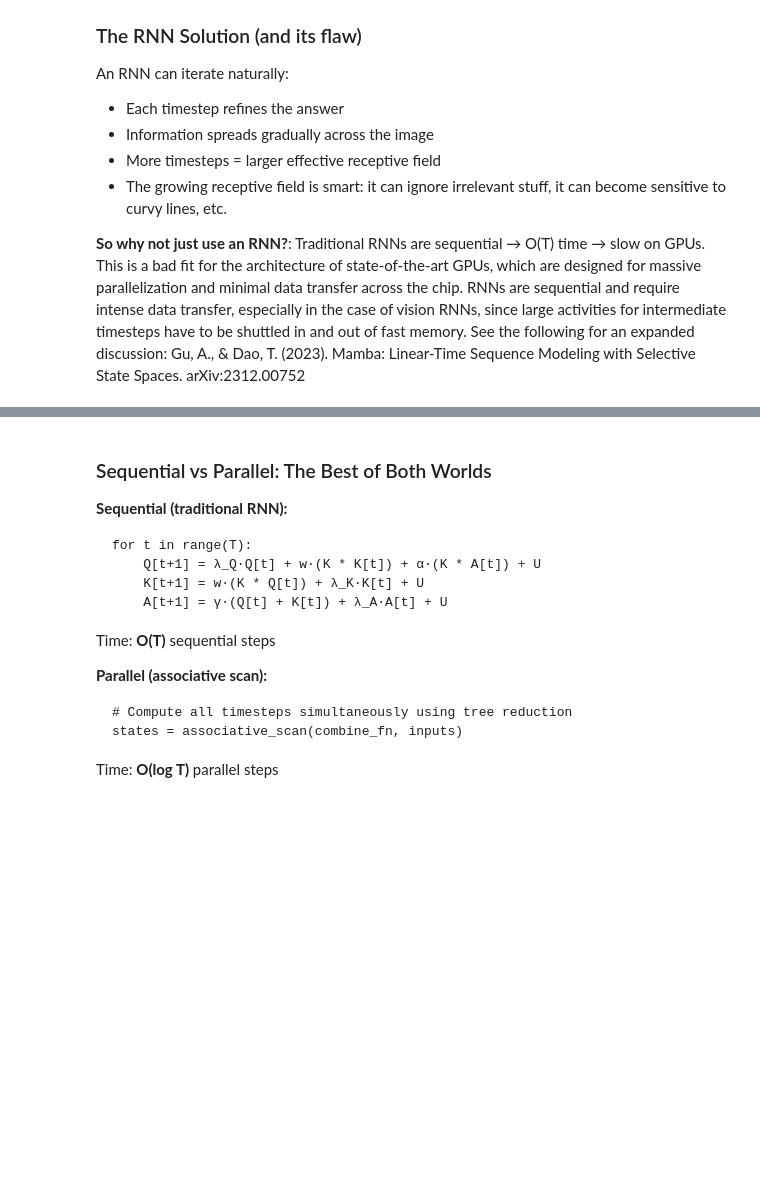
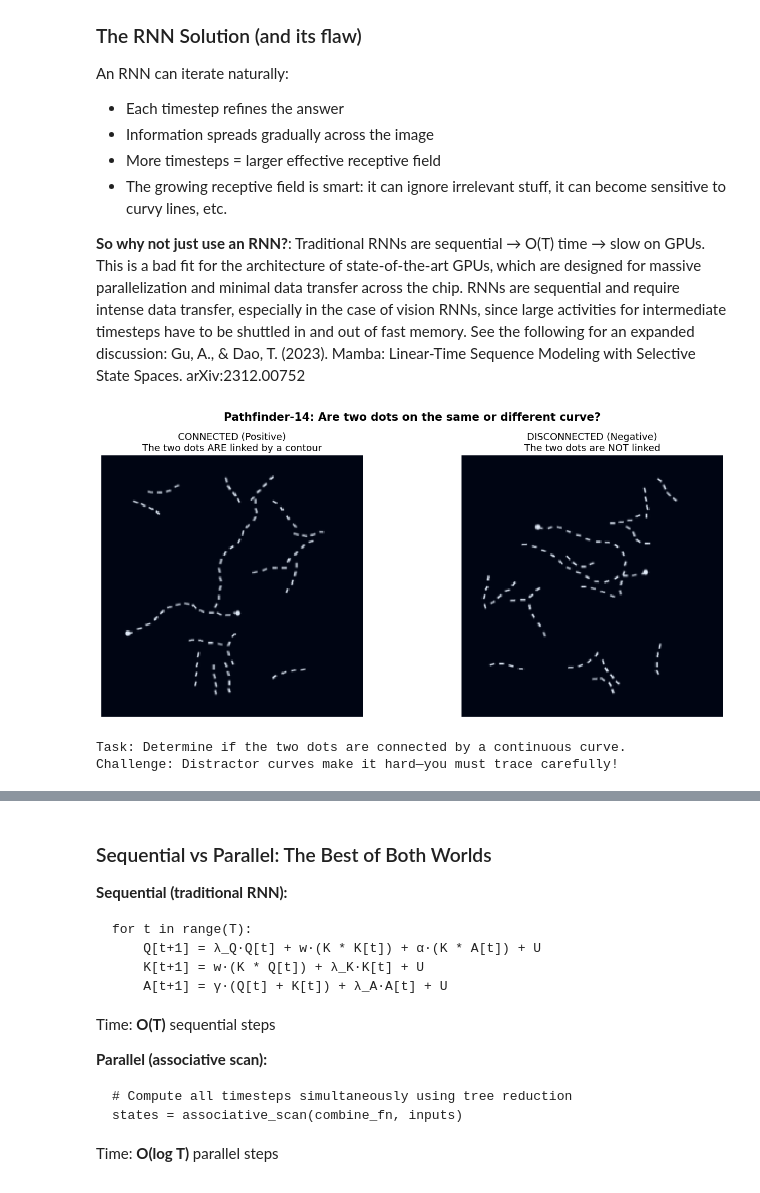
Before and after one commit to drewlinsley/CSSM, a Jupyter notebook: notebooks/transformer_cssm_interpretability.ipynb, the cells around one changed output, grey strips where cells are left out. Drawn from its saved outputs; the diff is of its cells as text; code cells hidden in the pictures; blank space fills up the shorter version.

```diff
--- a/notebooks/transformer_cssm_interpretability.ipynb
+++ b/notebooks/transformer_cssm_interpretability.ipynb
@@ -179,14 +179,16 @@ An RNN can iterate naturally:
 import matplotlib.pyplot as plt
 import numpy as np
 import os
+# ssl module is no longer needed if using wget
 
 # Load sample images (works both locally and on Colab)
 if IN_COLAB:
-    import urllib.request
+    # urllib.request is no longer directly used for download
     SAMPLE_URL = "https://connectomics.clps.brown.edu/tf_records/pathfinder_samples.npz"
     if not os.path.exists("pathfinder_samples.npz"):
         print("Downloading Pathfinder samples...")
-        urllib.request.urlretrieve(SAMPLE_URL, "pathfinder_samples.npz")
+        # Use wget with --no-check-certificate, similar to the checkpoint download
+        !wget -q --no-check-certificate {SAMPLE_URL} -O pathfinder_samples.npz
     data = np.load("pathfinder_samples.npz")
     pos_img, neg_img = data['pos'], data['neg']
 else:
@@ -203,37 +205,45 @@ else:
         })
         image = tf.io.decode_raw(features['image'], tf.float32)
         image = tf.reshape(image, [224, 224, 3])
         return image, features['label']
 
     val_files = sorted(tf.io.gfile.glob(f'{TFRECORD_DIR}/*.tfrecord'))
     ds = tf.data.TFRecordDataset(val_files[:1]).map(parse_example)
 
     pos_img, neg_img = None, None
     for img, label in ds:
         if label.numpy() == 1 and pos_img is None:
             pos_img = img.numpy()
         elif label.numpy() == 0 and neg_img is None:
             neg_img = img.numpy()
         if pos_img is not None and neg_img is not None:
             break
 
+# Fix normalization
+pos_img = (pos_img - pos_img.min()) / (pos_img.max() - pos_img.min())
+neg_img = (neg_img - neg_img.min()) / (neg_img.max() - neg_img.min())
+
 # Display the images
 fig, axes = plt.subplots(1, 2, figsize=(14, 6))
 
-axes[0].imshow(pos_img)
+axes[0].imshow(pos_img, interpolation="none")
 axes[0].set_title('CONNECTED (Positive)\nThe two dots ARE linked by a contour', fontsize=13)
 axes[0].axis('off')
 
-axes[1].imshow(neg_img)
+axes[1].imshow(neg_img, interpolation="none")
 axes[1].set_title('DISCONNECTED (Negative)\nThe two dots are NOT linked', fontsize=13)
 axes[1].axis('off')
 
-plt.suptitle('Pathfinder-14: Can you trace the connecting contour?', fontsize=15, fontweight='bold')
+plt.suptitle('Pathfinder-14: Are two dots on the same or different curve?', fontsize=15, fontweight='bold')
 plt.tight_layout()
 plt.show()
 
-print("\nTask: Determine if the two bright dots are connected by a continuous curve.")
+print("\nTask: Determine if the two dots are connected by a continuous curve.")
 print("Challenge: Distractor curves make it hard—you must trace carefully!")
+# %% [output]
+[figure, added]
+Task: Determine if the two dots are connected by a continuous curve.
+Challenge: Distractor curves make it hard—you must trace carefully!
 # %% [markdown]
 ## 4. CSSM: A Parallel RNN (But Limited)
 
```
Also changed, not shown: parts of 4 cells of this notebook.
